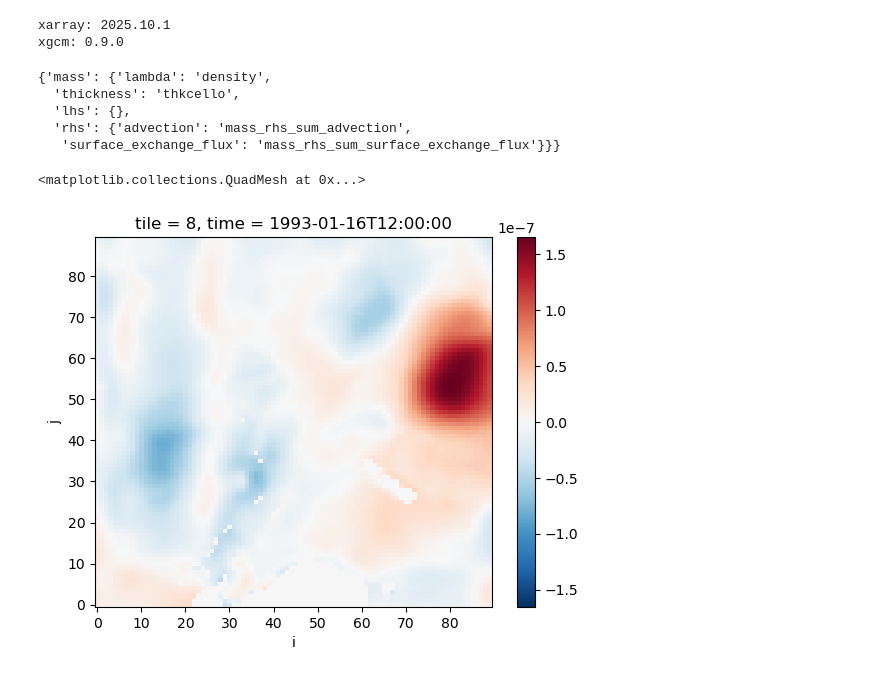
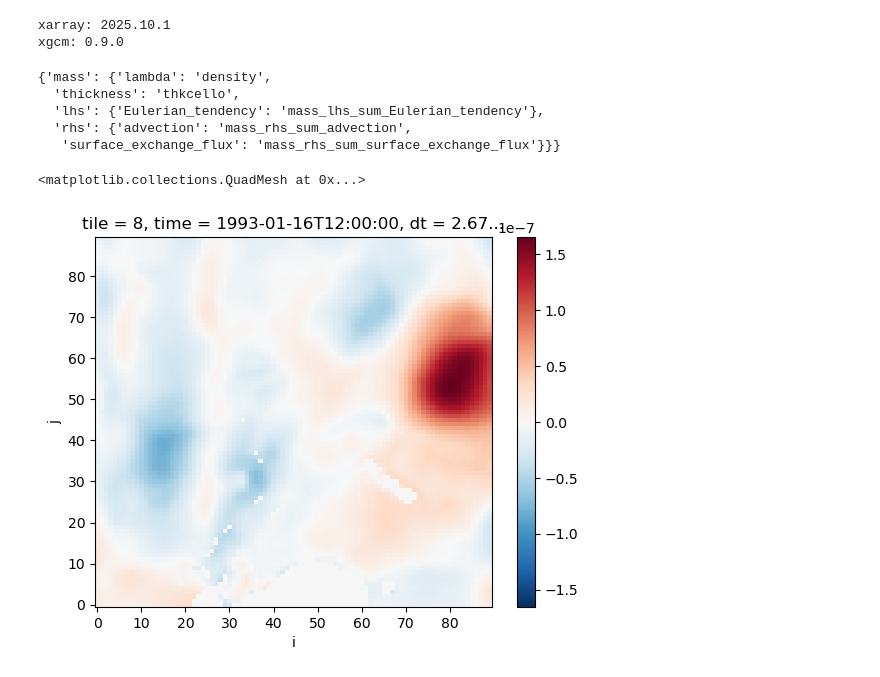
Before and after one commit to anthony-meza/xbudget, a Jupyter notebook: examples/LLC90_budget_examples_mass_heat_salt.ipynb, the cells around one changed output. Saved outputs shown, nothing was run; the diff lists cells and outputs as text; code cells hidden in the pictures.

Commit message:
closed mass budget

```diff
--- a/examples/LLC90_budget_examples_mass_heat_salt.ipynb
+++ b/examples/LLC90_budget_examples_mass_heat_salt.ipynb
@@ -24,14 +21,22 @@ def make_flux_3d(ds, varname = "", zdim = "k"):
     return xr.where(k == k.isel({f"{zdim}":0}), ds[varname].copy().expand_dims({f"{zdim}":k}),0.0,)
 # %%
 ecco_budget = xr.open_mfdataset("../data/data/ECCO_budget_terms.zarr")
+dt = ecco_budget["time_bounds"].diff("time_bounds").rename({"time_bounds":"time"})
+
+ecco_budget = ecco_budget.assign_coords(
+    {"dt":("time", dt.dt.total_seconds().values),
+    "volcello": (ecco_budget["drF"] * ecco_budget["hFacC"]) * ecco_budget["rA"]
+    }
+)
+
 ecco_budget["WVELMASS_interior"] = zero_top_layer(ecco_budget, varname = "WVELMASS", zdim = "k_l")
 ecco_budget["oceFWflx_3d"] = make_flux_3d(ecco_budget, varname = "oceFWflx", zdim = "k")
-ecco_budget = ecco_budget.chunk({"k_l":-1, "tile":-1, "i_g": -1, "j": -1, "j_g":-1, "i":-1})
+
+ecco_budget = ecco_budget.chunk({"k_l":-1, "tile":-1, "time_bounds":-1, "time":-1})
+
 ecco_budget = ecco_budget.fillna(0.0)
 # %%
 grid = construct_grid(ecco_budget)
-dt = grid._ds["time_bounds"].diff("time_bounds").rename({"time_bounds":"time"})
-dt = dt.dt.total_seconds() #nice!
 xbudget_dict = xbudget.load_yaml("ECCOV4r4.yaml").copy()
 xbudget.collect_budgets(grid, xbudget_dict)
 simple_budgets = xbudget.aggregate(xbudget_dict)
@@ -39,13 +44,14 @@ simple_budgets
 # %% [output]
 {'mass': {'lambda': 'density',
   'thickness': 'thkcello',
-  'lhs': {},
+  'lhs': {'Eulerian_tendency': 'mass_lhs_sum_Eulerian_tendency'},
   'rhs': {'advection': 'mass_rhs_sum_advection',
    'surface_exchange_flux': 'mass_rhs_sum_surface_exchange_flux'}}}
 # %%
-deta_dt = grid._ds["ETAN_bounds"].diff("time_bounds").rename({"time_bounds":"time"}) / dt
+deta_dt = grid._ds["ETAN_bounds"].diff("time_bounds").rename({"time_bounds":"time"})
 deta_dt.coords["time"] = grid._ds["time"]
+deta_dt = deta_dt/ ecco_budget["dt"]
 deta_dt.isel(time = 0, tile = 8).plot()
 # %% [output]
 <matplotlib.collections.QuadMesh at 0x...>
-[figure, old version]
+[figure, new version]
```
Also changed, not shown: parts of 6 cells of this notebook, 2 other files.
